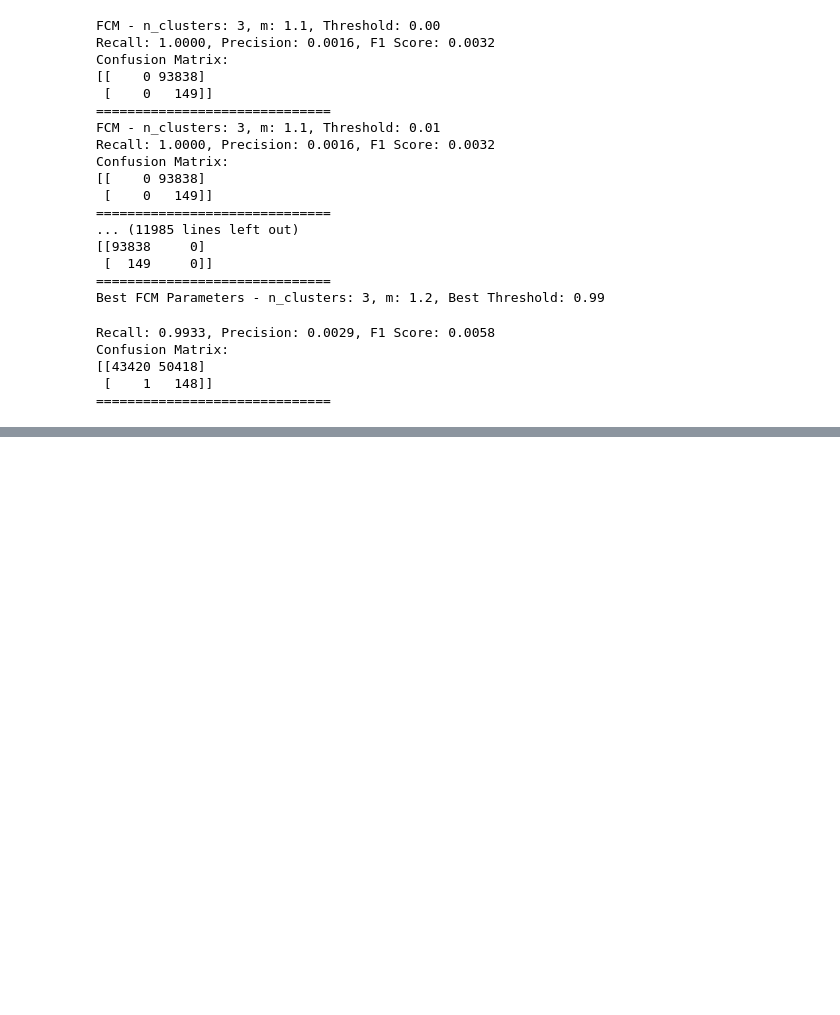
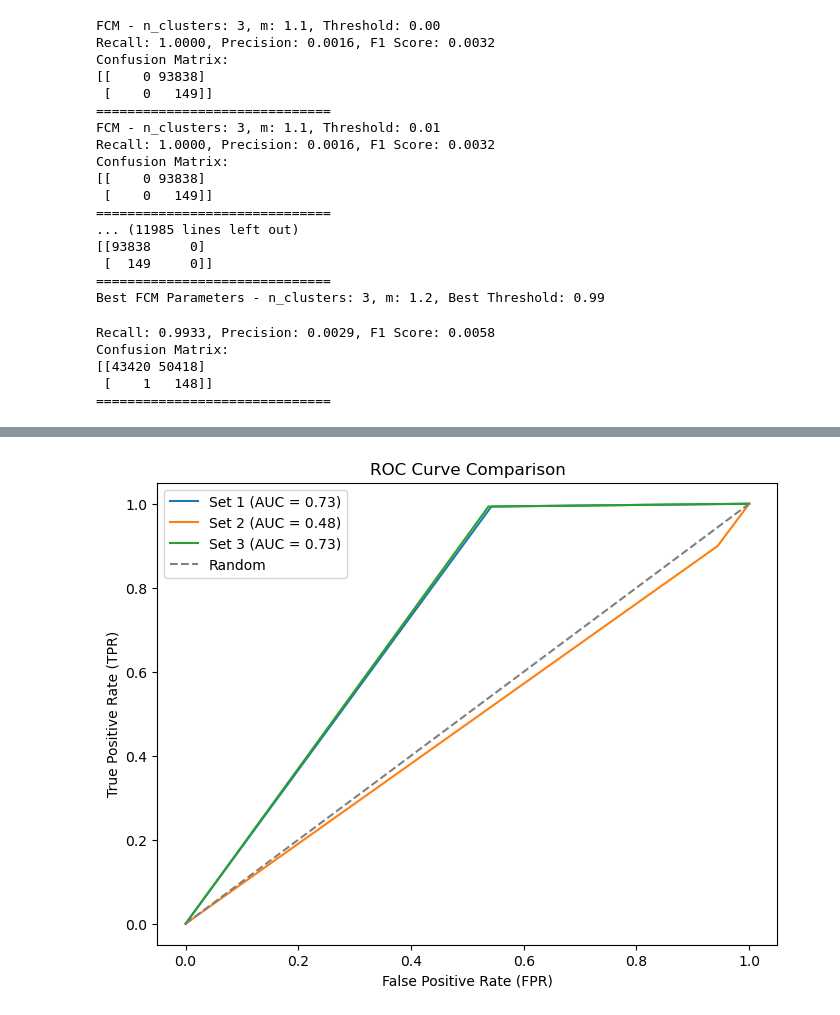
Before and after one commit to AnkitDogra-07/Research-CSE-V, a Jupyter notebook: Work/Notebooks for Data Cleaning/preprocessing.ipynb, the cells around one changed output, grey strips where cells are left out. Cells and saved outputs as stored; diff of their text form; code cells hidden in the pictures; blank space fills up the shorter version.

```diff
--- a/Work/Notebooks for Data Cleaning/preprocessing.ipynb
+++ b/Work/Notebooks for Data Cleaning/preprocessing.ipynb
@@ -907,0 +900,27 @@ plt.show()
+# %%
+# Set 1
+fpr_1, tpr_1, _ = roc_curve(y_test, binary_labels_test_fcm_1)
+roc_auc_1 = auc(fpr_1, tpr_1)
+
+# Set 2
+fpr_2, tpr_2, _ = roc_curve(y_test, binary_labels_test_fcm_2)
+roc_auc_2 = auc(fpr_2, tpr_2)
+
+# Set 3
+fpr_3, tpr_3, _ = roc_curve(y_test, binary_labels_test_fcm_3)
+roc_auc_3 = auc(fpr_3, tpr_3)
+
+# Plot ROC curves
+plt.figure(figsize=(8, 6))
+plt.plot(fpr_1, tpr_1, label=f'Set 1 (AUC = {roc_auc_1:.2f})')
+plt.plot(fpr_2, tpr_2, label=f'Set 2 (AUC = {roc_auc_2:.2f})')
+plt.plot(fpr_3, tpr_3, label=f'Set 3 (AUC = {roc_auc_3:.2f})')
+
+plt.plot([0, 1], [0, 1], linestyle='--', color='gray', label='Random')
+plt.xlabel('False Positive Rate (FPR)')
+plt.ylabel('True Positive Rate (TPR)')
+plt.title('ROC Curve Comparison')
+plt.legend(loc='best')
+plt.show()
+# %% [output]
+[figure, added]
```
Also changed, not shown: parts of 9 cells of this notebook.
